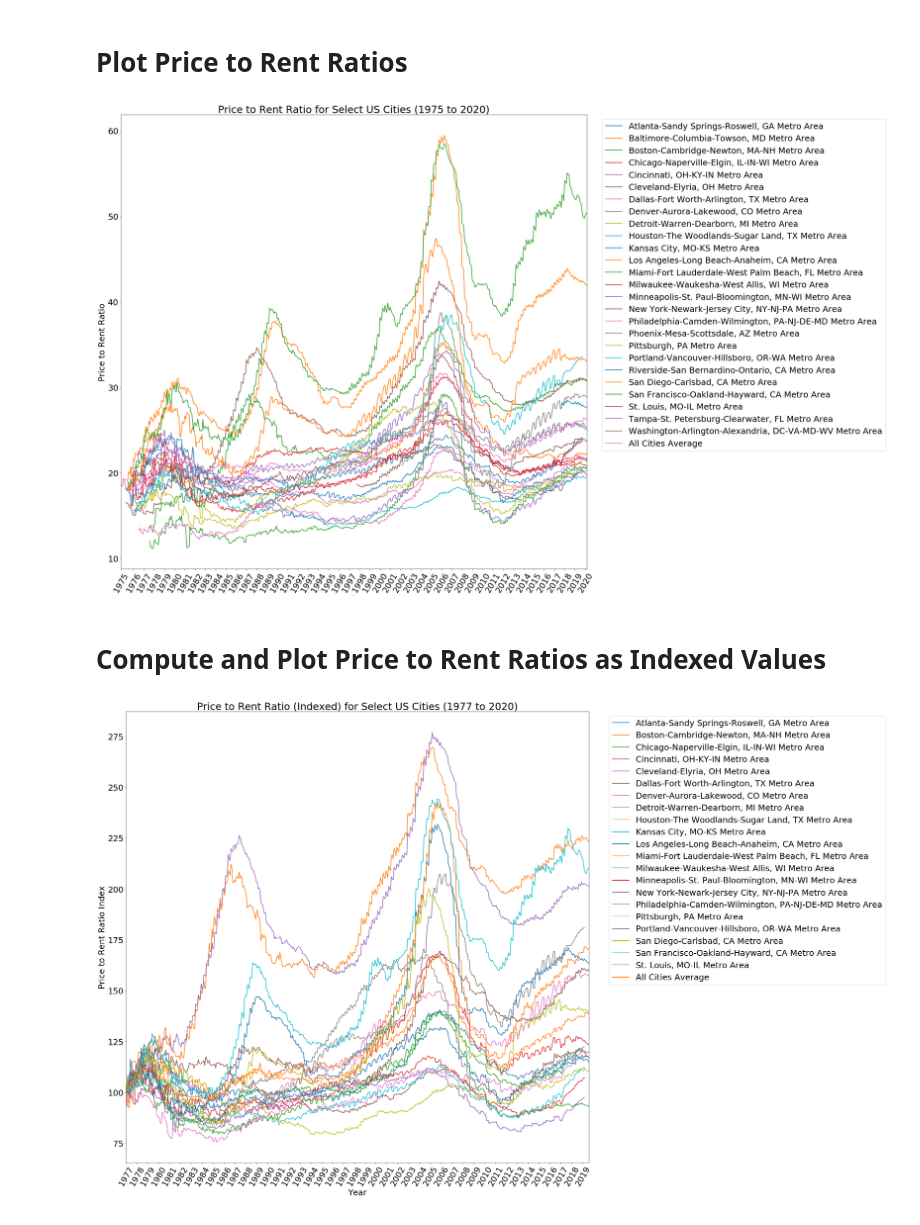
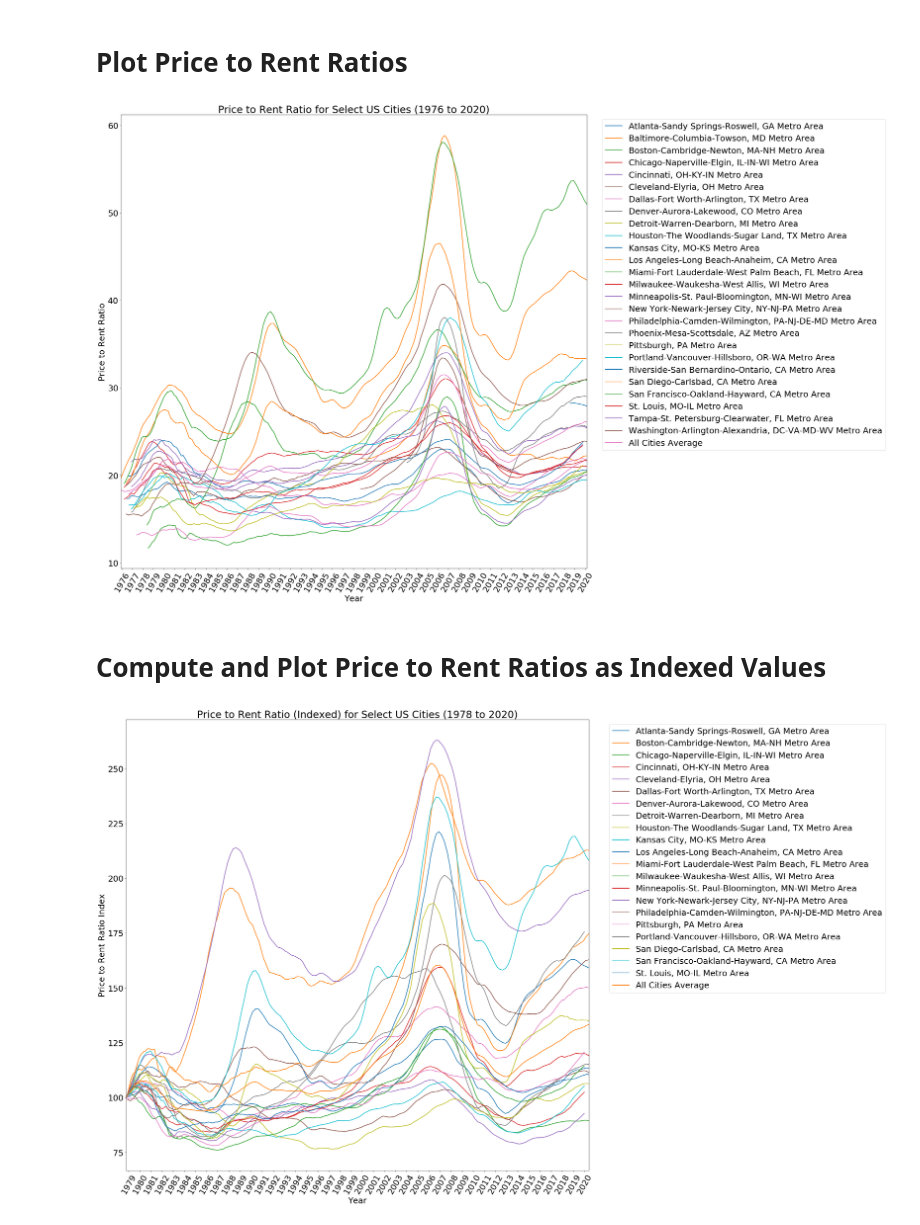
Before and after one commit to Artperkitny/Real-Estate-Price-to-Rent-Ratio-EDA, a Jupyter notebook: Part-4-Alternative-Historical-Data.ipynb, the cells around one changed output. Cells and saved outputs as stored; diff of their text form; code cells hidden in the pictures.

Commit message:
smoothed charts

```diff
--- a/Part-4-Alternative-Historical-Data.ipynb
+++ b/Part-4-Alternative-Historical-Data.ipynb
@@ -340,7 +340,7 @@ else:
 # %% [markdown]
 # Plot Price to Rent Ratios
 # %%
-ax = price_to_rent_df_main_pivot.plot(
+ax = price_to_rent_df_main_pivot.rolling(window=12,center=False).mean().plot(
     figsize=(25,25),
     legend=True,
     linewidth=2,
@@ -349,23 +349,23 @@ ax = price_to_rent_df_main_pivot.plot(
 plt.legend(loc='upper right', bbox_to_anchor=(1.65, 1))
 plt.rcParams.update({'font.size': 25})
 
-ax.set_title('Price to Rent Ratio for Select US Cities (1975 to 2020)',
+ax.set_title('Price to Rent Ratio for Select US Cities (1976 to 2020)',
              fontdict={'fontsize': 30, 'fontweight': 'medium'})
 plt.xticks(
     [i for n,i in enumerate(price_to_rent_df_main_pivot.index) if n%12==0],
     rotation=60
 )
-plt.xlabel('Year', fontsize=2)
+plt.xlabel('Year', fontsize=25)
 plt.ylabel('Price to Rent Ratio', fontsize=25)
 plt.margins(x=0)
 plt.savefig('images/1975_to_2020_PTR.jpg',  dpi=300, bbox_inches = "tight")
 plt.show()
 # %% [output]
-[figure, old version]
+[figure, new version]
 # %% [markdown]
 # Compute and Plot Price to Rent Ratios as Indexed Values
 # %%
-date = datetime.date(1977,11,1)
+date = datetime.date(1978,10,1)
 exclude_areas = [
     "Tampa-St. Petersburg-Clearwater, FL Metro Area",
     "Baltimore-Columbia-Towson, MD Metro Area",
@@ -375,8 +375,8 @@ exclude_areas = [
 ]
 
 price_to_rent_df_main_pivot_index = price_to_rent_df_main_pivot.drop(exclude_areas, axis=1)
+price_to_rent_df_main_pivot_index = price_to_rent_df_main_pivot_index.rolling(window=12, center=False).mean()
 price_to_rent_df_main_pivot_index = price_to_rent_df_main_pivot_index.loc[price_to_rent_df_main_pivot_index.index>=date]
-
 indexed_timeseries_df = pd.DataFrame()
 
 for i, row in price_to_rent_df_main_pivot_index.reset_index().transpose().iterrows():
@@ -395,23 +395,23 @@ indexed_timeseries_df = indexed_timeseries_df.set_index("index")
 # %%
 ax = indexed_timeseries_df.plot(
     figsize=(25,25),
     legend=True,
     linewidth=2,
     markersize=0,
 )
 plt.legend(loc='upper right', bbox_to_anchor=(1.65, 1))
 plt.rcParams.update({'font.size': 25})
 
-ax.set_title('Price to Rent Ratio (Indexed) for Select US Cities (1977 to 2020)',
+ax.set_title('Price to Rent Ratio (Indexed) for Select US Cities (1978 to 2020)',
              fontdict={'fontsize': 30, 'fontweight': 'medium'})
 plt.xticks(
-    [datetime.date(1977,11,1) + relativedelta(years=n) for n in range(2020-1977+1)],
+    [datetime.date(1979,1,1) + relativedelta(years=n) for n in range(2020-1978+1)],
     rotation=60
 )
 plt.xlabel('Year', fontsize=25)
 plt.ylabel('Price to Rent Ratio Index', fontsize=25)
 plt.margins(x=0)
 plt.savefig('images/1975_to_2020_PTR_indexed.jpg',  dpi=300, bbox_inches = "tight")
 plt.show()
 # %% [output]
-[figure, old version]
+[figure, new version]
```
